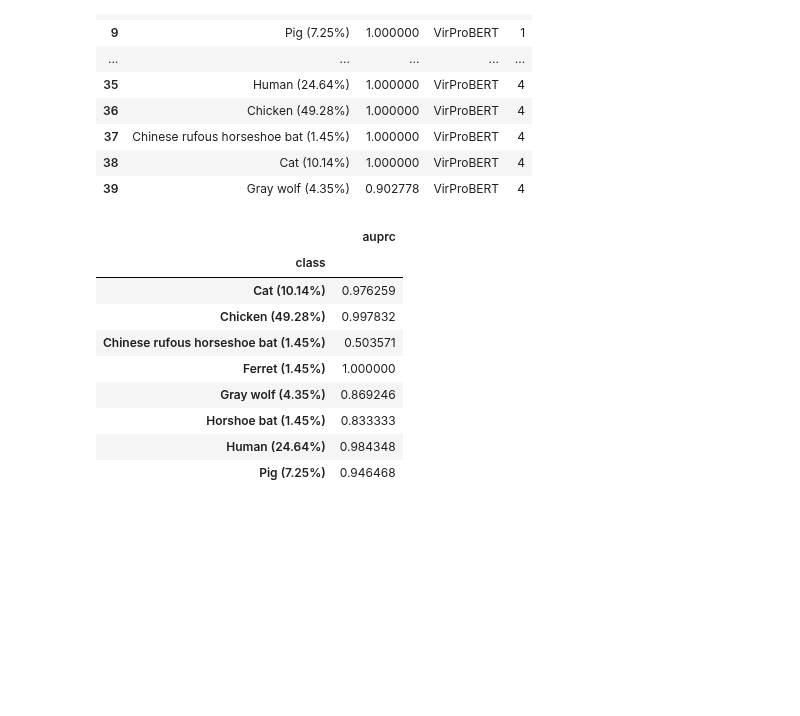
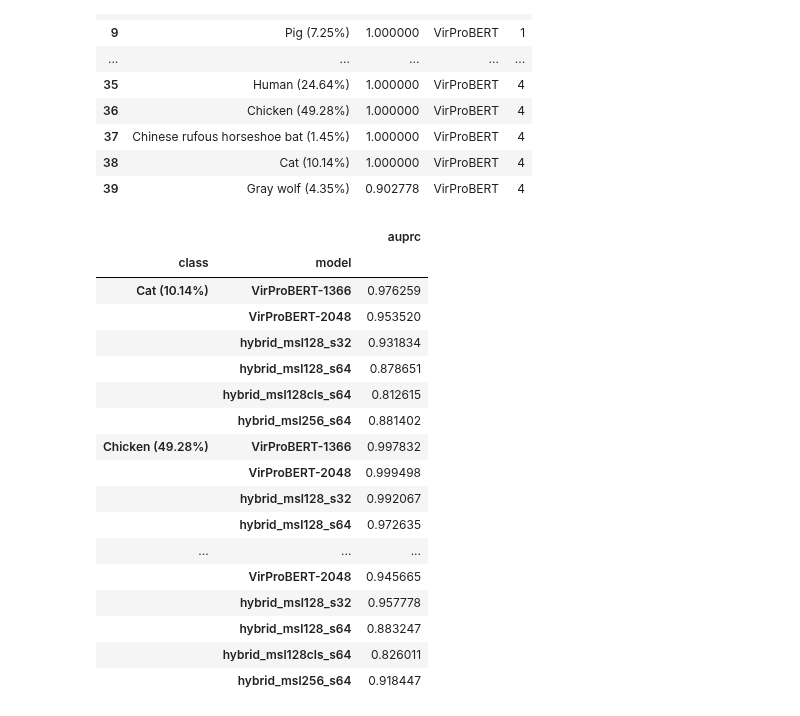
Before and after one commit to NSF-COMPASS-Center/HAVEN, a Jupyter notebook: src/jupyter_notebooks/results-analysis/coronaviridae/embl/coronaviridae_s_prot_uniref90_all_models_auprc_analysis.ipynb, the cells around one changed output. Saved outputs shown, nothing was run; the diff lists cells and outputs as text; code cells hidden in the pictures; blank space fills up the shorter version.

```diff
--- a/src/jupyter_notebooks/results-analysis/coronaviridae/embl/coronaviridae_s_prot_uniref90_all_models_auprc_analysis.ipynb
+++ b/src/jupyter_notebooks/results-analysis/coronaviridae/embl/coronaviridae_s_prot_uniref90_all_models_auprc_analysis.ipynb
@@ -166,7 +164,7 @@ def class_wise_auprc_analysis(output_filepaths, classes, figure_output_filepath=
     auprc_results_df.replace({"class":metadata_formatted}, inplace=True)
 
     FIGURE_CONFIG = {
-        "figsize": (10, 8),
+        "figsize": (20, 8),
         "xtick.labelsize": 16,
         "ytick.labelsize": 16
     }
@@ -178,9 +176,9 @@ def class_wise_auprc_analysis(output_filepaths, classes, figure_output_filepath=
     ax.set_ylim(0, 1)
     ax.set_ylabel("AUPRC", size=18)
     ax.set_xlabel("Classes", size=18, labelpad=2)
-    sns.move_legend(ax, "lower center", bbox_to_anchor=(.5, 1), ncol=5, title=None, frameon=False)
+    sns.move_legend(ax, "lower center", bbox_to_anchor=(.5, 1), ncol=3, title=None, frameon=False)
     plt.setp(ax.get_legend().get_texts(), fontsize=16)
     visualization_utils.wrap_ticklabels(ax, axis="x")
-    visualization_utils.view(figure_output_filepath)
+    #visualization_utils.view(figure_output_filepath)
     plt.show()
     return auprc_results_df
@@ -218,23 +185,29 @@ proteinbert_output_filepath = os.path.join(os.getcwd(), "..","..", "..", "..", "
 # %% [markdown]
 ### VirProBERT
 # %%
-virprobert_output_filepath = os.path.join(os.getcwd(), "..","..", "..", "..", "..", "output/raw/coronaviridae_s_prot_embl_vertebrates_t0.01_c8/20240320/fine_tuning/host_prediction/mlm_tfenc_l6_h8_lr1e-4_uniprot_coronaviridae_s_msl1366_host_prediction_fnn_2l_d1024_lr1e-4_output.csv")
+virprobert_1366_output_filepath = os.path.join(os.getcwd(), "..","..", "..", "..", "..", "output/raw/coronaviridae_s_prot_embl_vertebrates_t0.01_c8/20240320/fine_tuning/host_prediction/mlm_tfenc_l6_h8_lr1e-4_uniprot_coronaviridae_s_msl1366_host_prediction_fnn_2l_d1024_lr1e-4_output.csv")
+virprobert_2048_output_filepath = os.path.join(os.getcwd(), "..","..", "..", "..", "..", "output/raw/coronaviridae_s_prot_uniref90_embl_vertebrates_t0.01_c8/20240611/fine_tuning/host_prediction/multi/mlm_tfenc_l6_h8_lr1e-4_uniref90_coronaviridae_s_aligned_msl2048_host_prediction_fnn_2l_d1024_lr1e-4_aligned_output.csv")
+hybrid_msl128_s64_output_filepath = os.path.join(os.getcwd(), "..","..", "..", "..", "..", "output/raw/coronaviridae_s_prot_uniref90_embl_vertebrates_aligned_t0.01_c8/20240701/host_multi/fine_tuning_hybrid/mlm_tfenc_l6_h8_lr1e-4_uniref90viridae_msl128_hybrid_attention_s64_fnn_2l_d1024_lr1e-4_output.csv")
+hybrid_msl256_s64_output_filepath = os.path.join(os.getcwd(), "..","..", "..", "..", "..", "output/raw/coronaviridae_s_prot_uniref90_embl_vertebrates_aligned_t0.01_c8/20240701/host_multi/fine_tuning_hybrid/mlm_tfenc_l6_h8_lr1e-4_uniref90viridae_msl256_hybrid_attention_s64_fnn_2l_d1024_lr1e-4_output.csv")
+hybrid_msl128_s32_output_filepath = os.path.join(os.getcwd(), "..","..", "..", "..", "..", "output/raw/coronaviridae_s_prot_uniref90_embl_vertebrates_aligned_t0.01_c8/20240701/host_multi/fine_tuning_hybrid/mlm_tfenc_l6_h8_lr1e-4_uniref90viridae_msl128_hybrid_attention_s32_fnn_2l_d1024_lr1e-4_output.csv")
+hybrid_msl128cls_s64_output_filepath = os.path.join(os.getcwd(), "..","..", "..", "..", "..", "output/raw/coronaviridae_s_prot_uniref90_embl_vertebrates_aligned_t0.01_c8/20240708/host_multi/fine_tuning_hybrid_cls/mlm_tfenc_l6_h8_lr1e-4_uniref90viridae_msl128b1024_hybrid_attention_s64_fnn_2l_d1024_lr1e-4_output.csv")
+
+
 #auprc_analysis(ft_tf_output_filepath, "Transformer: Pre-training + Fine-tuning")
 # %% [markdown]
 ### Classwise AUPRC of all models
 # %%
 output_filepaths = {
-    # "FNN_10l": fnn_output_filepath,
-    # "RNN_6l": rnn_output_filepath,
-    # "CNN": cnn_output_filepath,
-    # "LSTM": lstm_output_filepath,
-    # "Transformer-Encoder": tf_enc_output_filepath,
-    # "ProteinBERT": proteinbert_output_filepath,
-    "VirProBERT": virprobert_output_filepath
+    "VirProBERT-1366": virprobert_1366_output_filepath,
+    "VirProBERT-2048": virprobert_2048_output_filepath,
+    "hybrid_msl128_s64": hybrid_msl128_s64_output_filepath,
+    "hybrid_msl256_s64": hybrid_msl256_s64_output_filepath,
+    "hybrid_msl128_s32": hybrid_msl128_s32_output_filepath,
+    "hybrid_msl128cls_s64": hybrid_msl128cls_s64_output_filepath,
 }
 classes = ["Cat", "Chicken", "Chinese rufous horseshoe bat", "Ferret", "Gray wolf", "Horshoe bat", "Human", "Pig"]
 #auprc_analysis_classes_subset(output_filepaths, classes)
 # %%
-figure_output_filepath = os.path.join(os.getcwd(), "..","..", "..", "..", "..", "output/visualization/temp/host_multi_all_models_coronaviridae_s_prot_classwise_aurpc_boxplot.pdf")
-auprc_results_df = class_wise_auprc_analysis(output_filepaths, classes, figure_output_filepath)
+#figure_output_filepath = os.path.join(os.getcwd(), "..","..", "..", "..", "..", "output/visualization/temp/host_multi_all_models_coronaviridae_s_prot_classwise_aurpc_boxplot.pdf")
+auprc_results_df = class_wise_auprc_analysis(output_filepaths, classes, figure_output_filepath=None)
 # %% [output]
@@ -264,15 +242,23 @@ virprobert_auprc_results_df
 | 38 | Cat (10.14%) | 1.000000 | VirProBERT | 4 |
 | 39 | Gray wolf (4.35%) | 0.902778 | VirProBERT | 4 |
 # %%
-virprobert_auprc_results_df[["class", "auprc"]].groupby("class").mean("auprc")
+auprc_results_df[["class", "model", "auprc"]].groupby(["class", "model"]).mean("auprc")
 # %% [output]
-|  | auprc |
-| class |  |
-| Cat (10.14%) | 0.976259 |
-| Chicken (49.28%) | 0.997832 |
-| Chinese rufous horseshoe bat (1.45%) | 0.503571 |
-| Ferret (1.45%) | 1.000000 |
-| Gray wolf (4.35%) | 0.869246 |
-| Horshoe bat (1.45%) | 0.833333 |
-| Human (24.64%) | 0.984348 |
-| Pig (7.25%) | 0.946468 |
+|  |  | auprc |
+| class | model |  |
+| Cat (10.14%) | VirProBERT-1366 | 0.976259 |
+|  | VirProBERT-2048 | 0.953520 |
+|  | hybrid_msl128_s32 | 0.931834 |
+|  | hybrid_msl128_s64 | 0.878651 |
+|  | hybrid_msl128cls_s64 | 0.812615 |
+|  | hybrid_msl256_s64 | 0.881402 |
+| Chicken (49.28%) | VirProBERT-1366 | 0.997832 |
+|  | VirProBERT-2048 | 0.999498 |
+|  | hybrid_msl128_s32 | 0.992067 |
+|  | hybrid_msl128_s64 | 0.972635 |
+| ... | ... | ... |
+|  | VirProBERT-2048 | 0.945665 |
+|  | hybrid_msl128_s32 | 0.957778 |
+|  | hybrid_msl128_s64 | 0.883247 |
+|  | hybrid_msl128cls_s64 | 0.826011 |
+|  | hybrid_msl256_s64 | 0.918447 |
```
Also changed, not shown: parts of 16 cells of this notebook.
